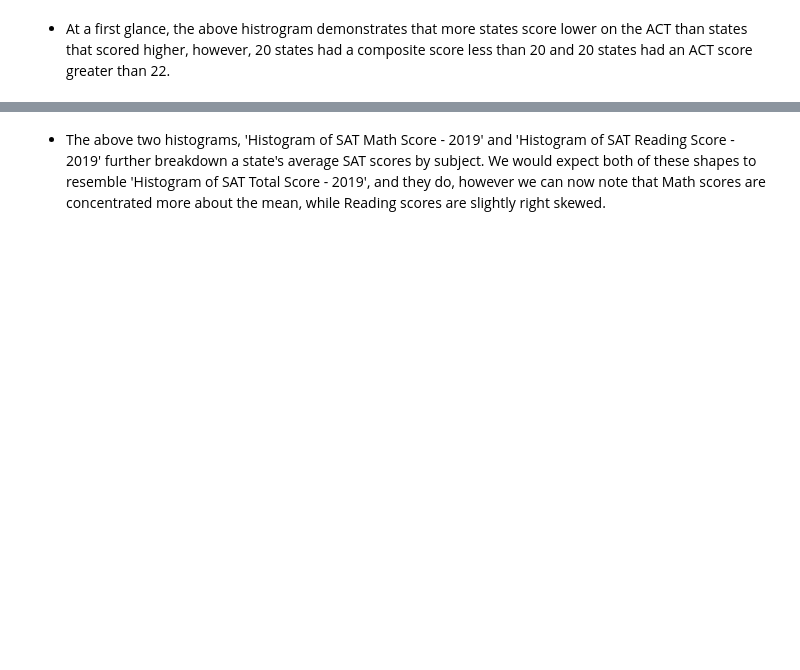
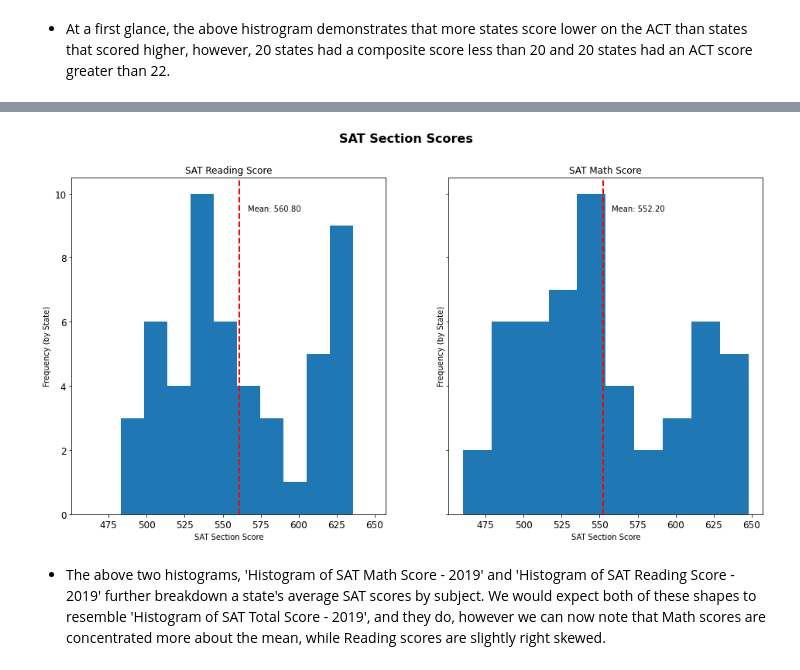
Before and after one commit to maryschindler/project_standardized_test_analysis, a Jupyter notebook: 2.0/code/project_1.ipynb, the cells around one changed output, grey strips where cells are left out. Saved outputs shown, nothing was run; the diff lists cells and outputs as text; code cells hidden in the pictures; blank space fills up the shorter version.

```diff
--- a/2.0/code/project_1.ipynb
+++ b/2.0/code/project_1.ipynb
@@ -1154,3 +1206,42 @@ hist_sat_math_2019 = sat_act_2019['sat_reading_score'].hist().set(
+# %%
+fig, axs = plt.subplots(figsize = (16, 8),
+                        nrows = 1,
+                        ncols = 2,
+                        sharex = True,
+                        sharey = True)
+plt.suptitle('SAT Section Scores',
+             fontsize = 16,
+             fontweight = 'bold')
+
+for ax in axs.flat:
+    ax.set(xlabel = 'SAT Section Score', ylabel = 'Frequency (by State)')
+    ax.tick_params(labelsize = 12)
+
+#plot in position 1
+axs[0].hist(x = sat_act_2019['sat_reading_score'])
+axs[0].set_title('SAT Reading Score')
+axs[0].axvline(sat_act_2019['sat_reading_score'].mean(),
+                color = 'red',
+                linestyle = 'dashed',
+                linewidth = 2)
+
+min_ylim, max_ylim = plt.ylim()
+axs[0].text(sat_act_2019['sat_reading_score'].mean()*1.01,
+            max_ylim*0.9,
+            'Mean: {:.2f}'.format(sat_act_2019['sat_reading_score'].mean()))
+
+#plot in position 2
+axs[1].hist(x = sat_act_2019['sat_math_score'])
+axs[1].set_title('SAT Math Score')
+axs[1].axvline(sat_act_2019['sat_math_score'].mean(),
+                color = 'red',
+                linestyle = 'dashed',
+                linewidth = 2)
+axs[1].text(sat_act_2019['sat_math_score'].mean()*1.01,
+            max_ylim*0.9,
+            'Mean: {:.2f}'.format(sat_act_2019['sat_math_score'].mean()));
+# %% [output]
+[figure, added]
 # %% [markdown]
 - The above two histograms, 'Histogram of SAT Math Score - 2019' and 'Histogram of SAT Reading Score - 2019' further breakdown a state's average SAT scores by subject. We would expect both of these shapes to resemble 'Histogram of SAT Total Score - 2019', and they do, however we can now note that Math scores are concentrated more about the mean, while Reading scores are slightly right skewed.
 # %%
```
Also changed, not shown: parts of 29 cells of this notebook.
